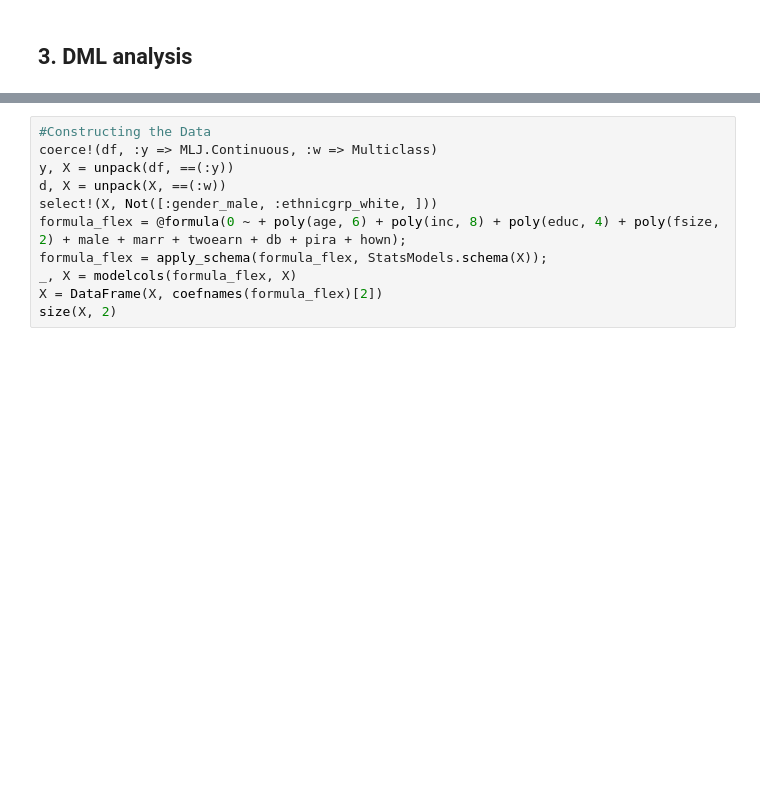
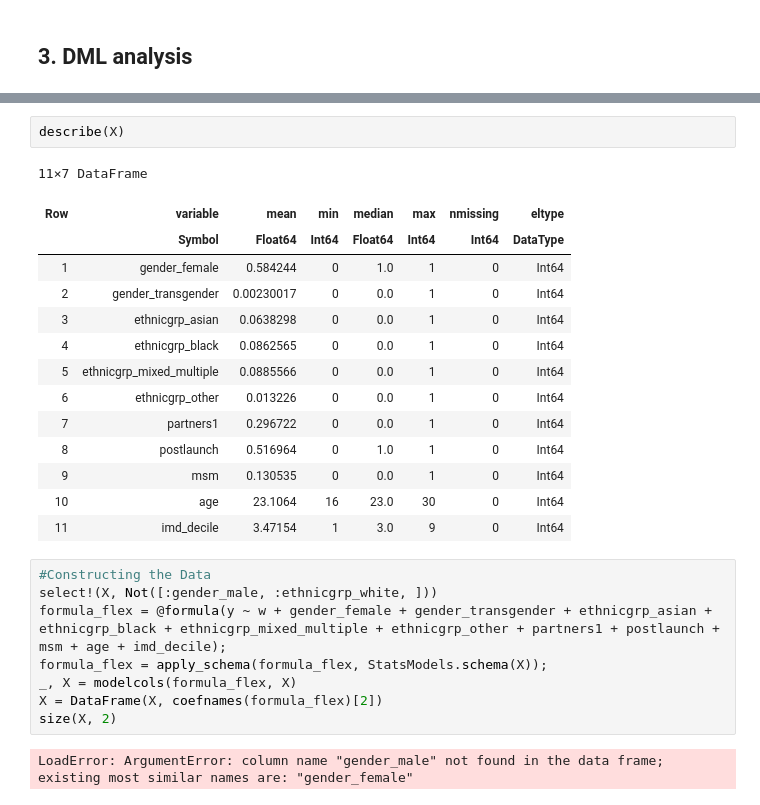
Before and after one commit to d2cml-ai/CausalAI-Course, a Jupyter notebook: labs/replication_5/group1_lab5_julia.ipynb, the cells around one changed output, grey strips where cells are left out. Saved outputs shown, nothing was run; the diff lists cells and outputs as text; blank space fills up the shorter version.

```diff
--- a/labs/replication_5/group1_lab5_julia.ipynb
+++ b/labs/replication_5/group1_lab5_julia.ipynb
@@ -339,14 +339,30 @@ StatsModels.width(p::PolyTerm) = p.deg
 StatsBase.coefnames(p::PolyTerm) = coefnames(p.term) .* "^" .* string.(1:p.deg)
 
 # output
+# %%
+describe(X)
+# %% [output]
+11×7 DataFrame
+| Row | variable | mean | min | median | max | nmissing | eltype |
+|  | Symbol | Float64 | Int64 | Float64 | Int64 | Int64 | DataType |
+| 1 | gender_female | 0.584244 | 0 | 1.0 | 1 | 0 | Int64 |
+| 2 | gender_transgender | 0.00230017 | 0 | 0.0 | 1 | 0 | Int64 |
+| 3 | ethnicgrp_asian | 0.0638298 | 0 | 0.0 | 1 | 0 | Int64 |
+| 4 | ethnicgrp_black | 0.0862565 | 0 | 0.0 | 1 | 0 | Int64 |
+| 5 | ethnicgrp_mixed_multiple | 0.0885566 | 0 | 0.0 | 1 | 0 | Int64 |
+| 6 | ethnicgrp_other | 0.013226 | 0 | 0.0 | 1 | 0 | Int64 |
+| 7 | partners1 | 0.296722 | 0 | 0.0 | 1 | 0 | Int64 |
+| 8 | postlaunch | 0.516964 | 0 | 1.0 | 1 | 0 | Int64 |
+| 9 | msm | 0.130535 | 0 | 0.0 | 1 | 0 | Int64 |
+| 10 | age | 23.1064 | 16 | 23.0 | 30 | 0 | Int64 |
+| 11 | imd_decile | 3.47154 | 1 | 3.0 | 9 | 0 | Int64 |
 # %%
 #Constructing the Data
-coerce!(df, :y => MLJ.Continuous, :w => Multiclass)
-y, X = unpack(df, ==(:y))
-d, X = unpack(X, ==(:w))
 select!(X, Not([:gender_male, :ethnicgrp_white, ]))
-formula_flex = @formula(0 ~ + poly(age, 6) + poly(inc, 8) + poly(educ, 4) + poly(fsize, 2) + male + marr + twoearn + db + pira + hown);
+formula_flex = @formula(y ~ w + gender_female + gender_transgender + ethnicgrp_asian + ethnicgrp_black + ethnicgrp_mixed_multiple + ethnicgrp_other + partners1 + postlaunch + msm + age + imd_decile);
 formula_flex = apply_schema(formula_flex, StatsModels.schema(X));
 _, X = modelcols(formula_flex, X)
 X = DataFrame(X, coefnames(formula_flex)[2])
 size(X, 2)
+# %% [output]
+LoadError: ArgumentError: column name "gender_male" not found in the data frame; existing most similar names are: "gender_female"
```
Also changed, not shown: parts of 2 cells of this notebook.
